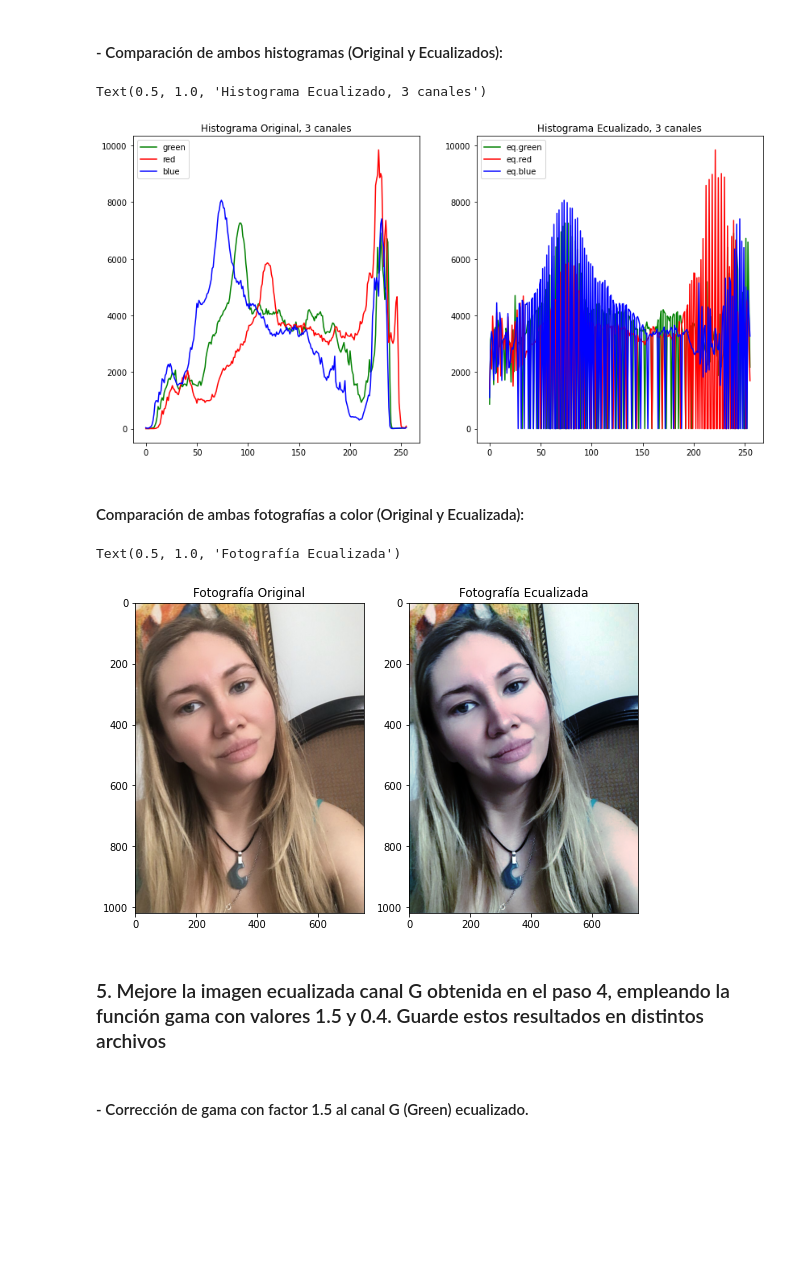
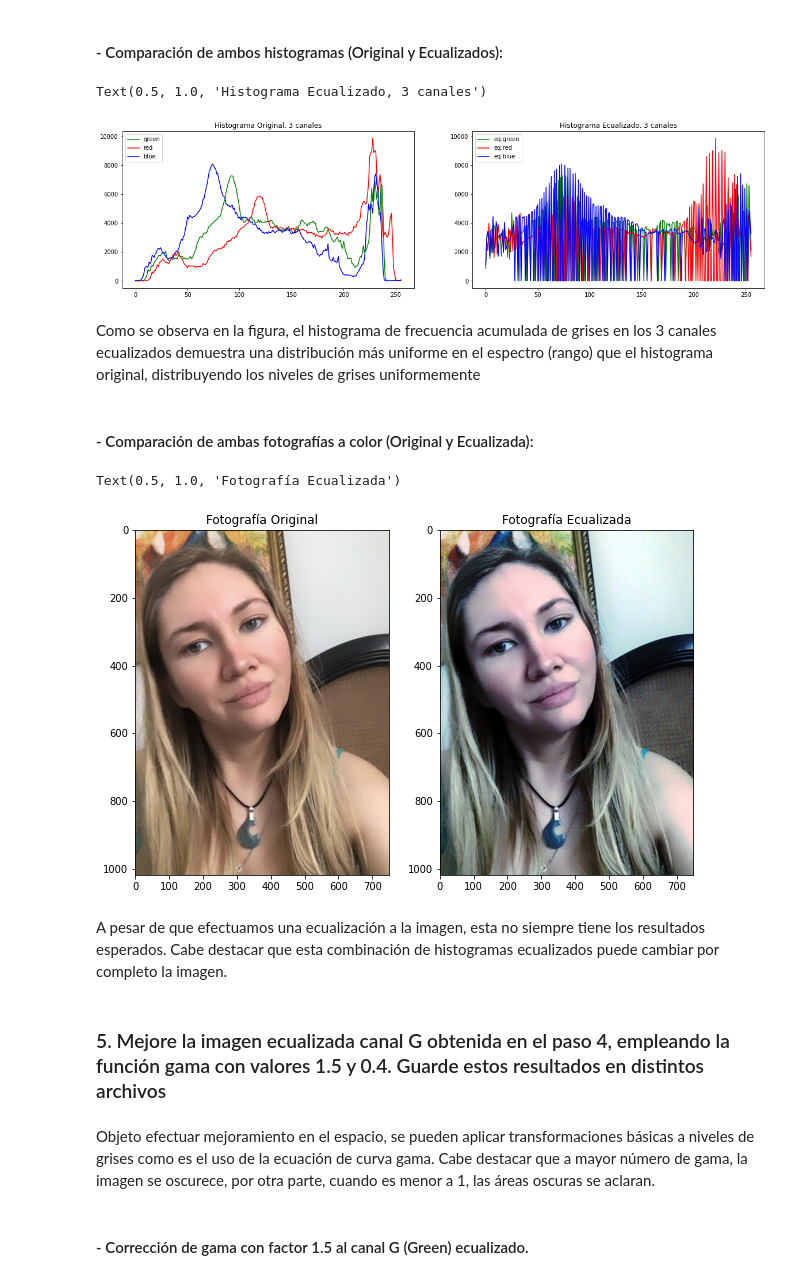
Before and after one commit to educarrascov/MIA_ArtificialVision, a Jupyter notebook: Prueba_Vision_artificial.ipynb, the cells around one changed output. Saved outputs shown, nothing was run; the diff lists cells and outputs as text; code cells hidden in the pictures; blank space fills up the shorter version.

```diff
--- a/Prueba_Vision_artificial.ipynb
+++ b/Prueba_Vision_artificial.ipynb
@@ -313,26 +316,28 @@ plt.show()
 # %%
 rows = 1
 columns = 2
-fig = plt.figure(figsize=(14, 7))
+fig = plt.figure(figsize=(20, 5))
 fig.add_subplot(rows, columns, 1)
 
 plt.plot(hist_green, color='green', label='green')
 plt.plot(hist_red, color='red',label='red')
 plt.plot(hist_blue, color='blue',label='blue')
 plt.legend()
 plt.title("Histograma Original, 3 canales")
 
 fig.add_subplot(rows, columns, 2)
 plt.plot(hist_eq_green, color='green', label='eq.green')
 plt.plot(hist_eq_red, color='red',label='eq.red')
 plt.plot(hist_eq_blue, color='blue',label='eq.blue')
 plt.legend()
 plt.title("Histograma Ecualizado, 3 canales")
 # %% [output]
 Text(0.5, 1.0, 'Histograma Ecualizado, 3 canales')
-[figure, old version]
+[figure, new version]
+# %% [markdown]
+Como se observa en la figura, el histograma de frecuencia acumulada de grises en los 3 canales ecualizados demuestra una distribución más uniforme en el espectro (rango) que el histograma original, distribuyendo los niveles de grises uniformemente
 # %% [markdown]
-#### Comparación de ambas fotografías a color (Original y Ecualizada):
+#### - Comparación de ambas fotografías a color (Original y Ecualizada):
 # %%
 m,n,ch = img1.shape
 
@@ -344,7 +349,7 @@ out[:,:,2]= eq_blue
 
 rows = 1
 columns = 2
-fig = plt.figure(figsize=(9, 7))
+fig = plt.figure(figsize=(10, 7))
 fig.add_subplot(rows, columns, 1)
 
 plt.imshow(img1[:,:,[2,1,0]])
@@ -355,9 +360,13 @@ plt.imshow(out)
 plt.title("Fotografía Ecualizada")
 # %% [output]
 Text(0.5, 1.0, 'Fotografía Ecualizada')
-[figure, old version]
+[figure, new version]
+# %% [markdown]
+A pesar de que efectuamos una ecualización a la imagen, esta no siempre tiene los resultados esperados. Cabe destacar que esta combinación de histogramas ecualizados puede cambiar por completo la imagen.
 # %% [markdown]
 ### 5. Mejore la imagen ecualizada canal G obtenida en el paso 4, empleando la función gama con valores 1.5 y 0.4. Guarde estos resultados en distintos archivos
+# %% [markdown]
+Objeto efectuar mejoramiento en el espacio, se pueden aplicar transformaciones básicas a niveles de grises como es el uso de la ecuación de curva gama. Cabe destacar que a mayor número de gama, la imagen se oscurece, por otra parte, cuando es menor a 1, las áreas oscuras se aclaran.
 # %%
 import cv2
 import numpy as np
```
Also changed, not shown: parts of 10 cells of this notebook.
